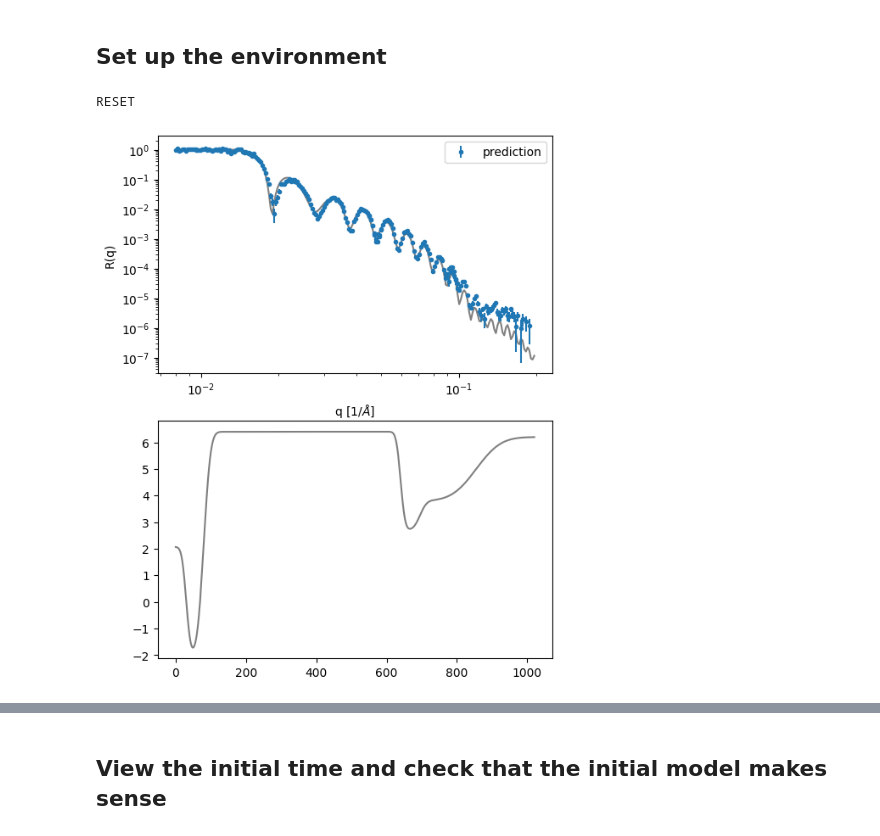
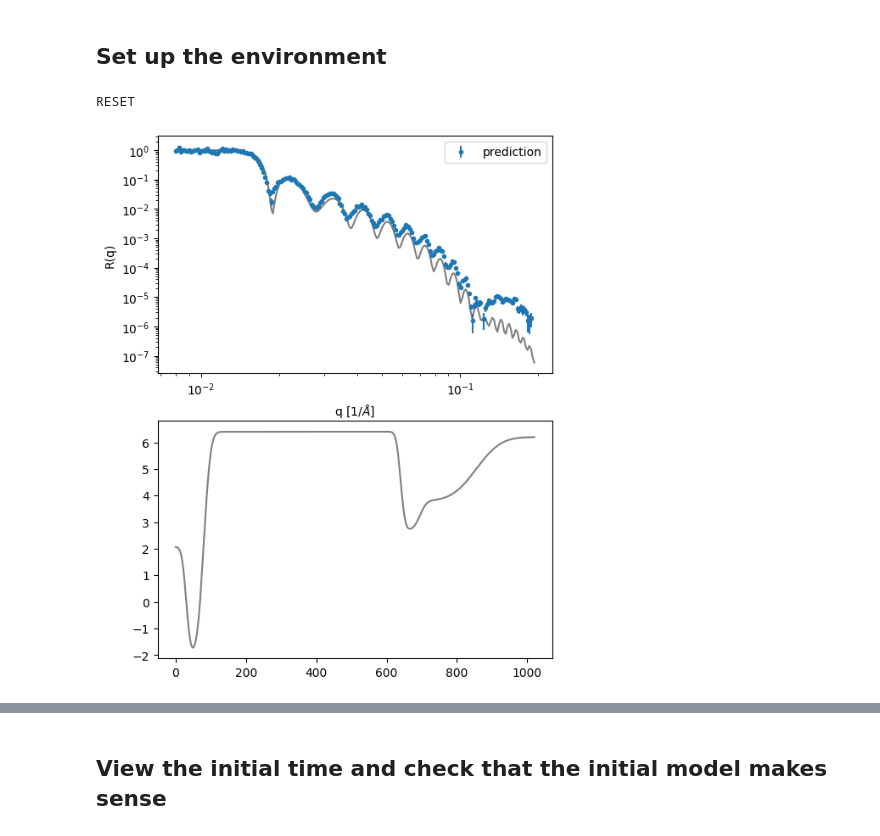
Before and after one commit to mdoucet/time-resolved-nr, a Jupyter notebook: notebooks/steady-state.ipynb, the cells around one changed output, grey strips where cells are left out. Saved outputs shown, nothing was run; the diff lists cells and outputs as text; code cells hidden in the pictures.

```diff
--- a/notebooks/steady-state.ipynb
+++ b/notebooks/steady-state.ipynb
@@ -36,50 +36,52 @@ data_file = os.path.join(git_dir, 'data', 'REFL_207268_combined_data_auto.txt')
 # OCV 2
 data_file = os.path.join(git_dir, 'data', 'REFL_207282_combined_data_auto.txt')
 
-RUN = 207282 #206938
+RUN = 206938
+RUN = 206983
 data_file = os.path.join(git_dir, 'data', 'REFL_%d_combined_data_auto.txt' % RUN)
 
 _data = np.loadtxt(data_file).T
-_data[1] = _data[1]/1.06
+#_data[1] = _data[1]/1.06
 
 # Initial state is entered as a list of layers.
 # First layer is the incoming medium.
 # Layer parameter [0:thickness, 1:interface, 2:rho, 3:irho]
 
 initial_state = [[0, 55, 6.2, 0],
                  [160, 15, 3.8, 0],
                  #[20, 15, 3.8, 0],
                  #[20, 15, 3.8, 0],
                  [55, 10, 2.7, 0],
                  [560, 15, 6.4, 0],
                  [50, 10, -2, 0],
                  #[20, 3, 3.2, 0],
                  [0, 0, 2.07, 0]
                 ]
-#initial_state = [[0, 10, 6.2, 0],
-#                 [20, 10, 5, 0],
-#                 [560, 5, 6.4, 0],
-#                 [50, 5, -2, 0],
-#                 #[20, 3, 3.2, 0],
-#                 [0, 0, 2.07, 0]
-#                ]
+if False:
+    initial_state = [[0, 10, 6.2, 0],
+                    [20, 10, 5, 0],
+                    [560, 5, 6.4, 0],
+                    [50, 5, -2, 0],
+                    #[20, 3, 3.2, 0],
+                    [0, 0, 2.07, 0]
+                    ]
 
 # create an instance of our custom environment
 env = steady_state.AnalyzerEnv(initial_state=initial_state,
                                data=_data, engine='amoeba')
 
 # use the Gymnasium 'check_env' function to check the environment
 # - returns nothing if the environment is verified as ok
 from gymnasium.utils.env_checker import check_env
 check_env(env)
 
 # initialize the environment
 print("RESET")
 env.reset()
 env.plot(errors=True)
 # %% [output]
 RESET
-[figure, old version]
+[figure, new version]
 # %%
 from bumps.dream import entropy
 
```
Also changed, not shown: parts of 3 cells of this notebook, 1 other file.
